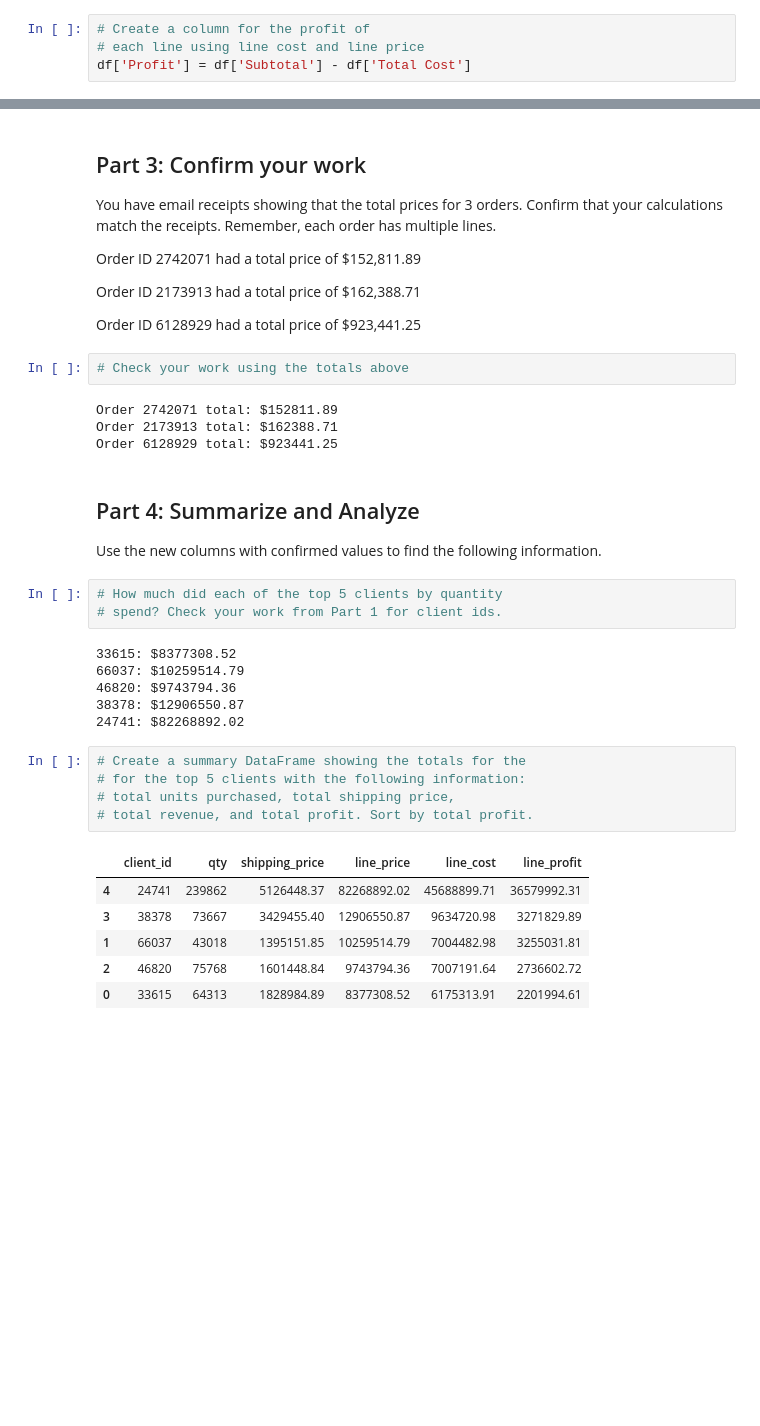
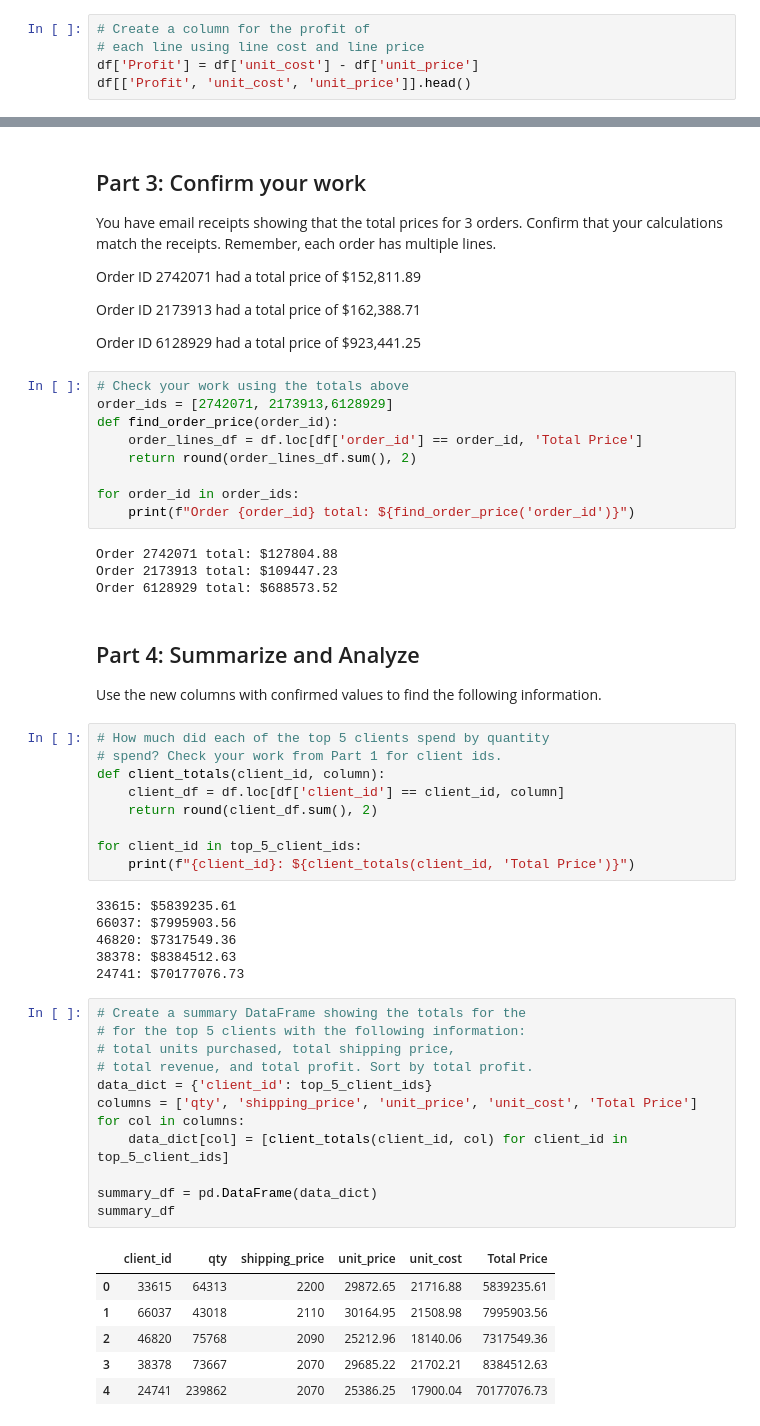
Before and after one commit to aFernandez88/Pandas-challenge-1, a Jupyter notebook: Module 4-Starter_Code/module_4_challenge.ipynb, the cells around one changed output, grey strips where cells are left out. Cells and saved outputs as stored; diff of their text form; blank space fills up the shorter version.

```diff
--- a/Module 4-Starter_Code/module_4_challenge.ipynb
+++ b/Module 4-Starter_Code/module_4_challenge.ipynb
@@ -156,4 +171,5 @@ df.head(3)
 # %%
 # Create a column for the profit of
 # each line using line cost and line price
-df['Profit'] = df['Subtotal'] - df['Total Cost']
+df['Profit'] = df['unit_cost'] - df['unit_price']
+df[['Profit', 'unit_cost', 'unit_price']].head()
@@ -168,34 +191,54 @@ Order ID 2173913 had a total price of \$162,388.71
 Order ID 6128929 had a total price of \$923,441.25
 # %%
 # Check your work using the totals above
+order_ids = [2742071, 2173913,6128929]
+def find_order_price(order_id):
+    order_lines_df = df.loc[df['order_id'] == order_id, 'Total Price']
+    return round(order_lines_df.sum(), 2)
+
+for order_id in order_ids:
+    print(f"Order {order_id} total: ${find_order_price('order_id')}")
 # %% [output]
-Order 2742071 total: $152811.89
-Order 2173913 total: $162388.71
-Order 6128929 total: $923441.25
+Order 2742071 total: $127804.88
+Order 2173913 total: $109447.23
+Order 6128929 total: $688573.52
 # %% [markdown]
 ## Part 4: Summarize and Analyze
 Use the new columns with confirmed values to find the following information.
 # %%
-# How much did each of the top 5 clients by quantity
+# How much did each of the top 5 clients spend by quantity
 # spend? Check your work from Part 1 for client ids.
+def client_totals(client_id, column):
+    client_df = df.loc[df['client_id'] == client_id, column]
+    return round(client_df.sum(), 2)
+
+for client_id in top_5_client_ids:
+    print(f"{client_id}: ${client_totals(client_id, 'Total Price')}")
 # %% [output]
-33615: $8377308.52
-66037: $10259514.79
-46820: $9743794.36
-38378: $12906550.87
-24741: $82268892.02
+33615: $5839235.61
+66037: $7995903.56
+46820: $7317549.36
+38378: $8384512.63
+24741: $70177076.73
 # %%
 # Create a summary DataFrame showing the totals for the
 # for the top 5 clients with the following information:
 # total units purchased, total shipping price,
 # total revenue, and total profit. Sort by total profit.
+data_dict = {'client_id': top_5_client_ids}
+columns = ['qty', 'shipping_price', 'unit_price', 'unit_cost', 'Total Price']
+for col in columns:
+    data_dict[col] = [client_totals(client_id, col) for client_id in top_5_client_ids]
+
+summary_df = pd.DataFrame(data_dict)
+summary_df
 # %% [output]
-|  | client_id | qty | shipping_price | line_price | line_cost | line_profit |
-| 4 | 24741 | 239862 | 5126448.37 | 82268892.02 | 45688899.71 | 36579992.31 |
-| 3 | 38378 | 73667 | 3429455.40 | 12906550.87 | 9634720.98 | 3271829.89 |
-| 1 | 66037 | 43018 | 1395151.85 | 10259514.79 | 7004482.98 | 3255031.81 |
-| 2 | 46820 | 75768 | 1601448.84 | 9743794.36 | 7007191.64 | 2736602.72 |
-| 0 | 33615 | 64313 | 1828984.89 | 8377308.52 | 6175313.91 | 2201994.61 |
+|  | client_id | qty | shipping_price | unit_price | unit_cost | Total Price |
+| 0 | 33615 | 64313 | 2200 | 29872.65 | 21716.88 | 5839235.61 |
+| 1 | 66037 | 43018 | 2110 | 30164.95 | 21508.98 | 7995903.56 |
+| 2 | 46820 | 75768 | 2090 | 25212.96 | 18140.06 | 7317549.36 |
+| 3 | 38378 | 73667 | 2070 | 29685.22 | 21702.21 | 8384512.63 |
+| 4 | 24741 | 239862 | 2070 | 25386.25 | 17900.04 | 70177076.73 |
 # %%
 # Format the data and rename the columns
 # to names suitable for presentation.
```
Also changed, not shown: parts of 8 cells of this notebook.
